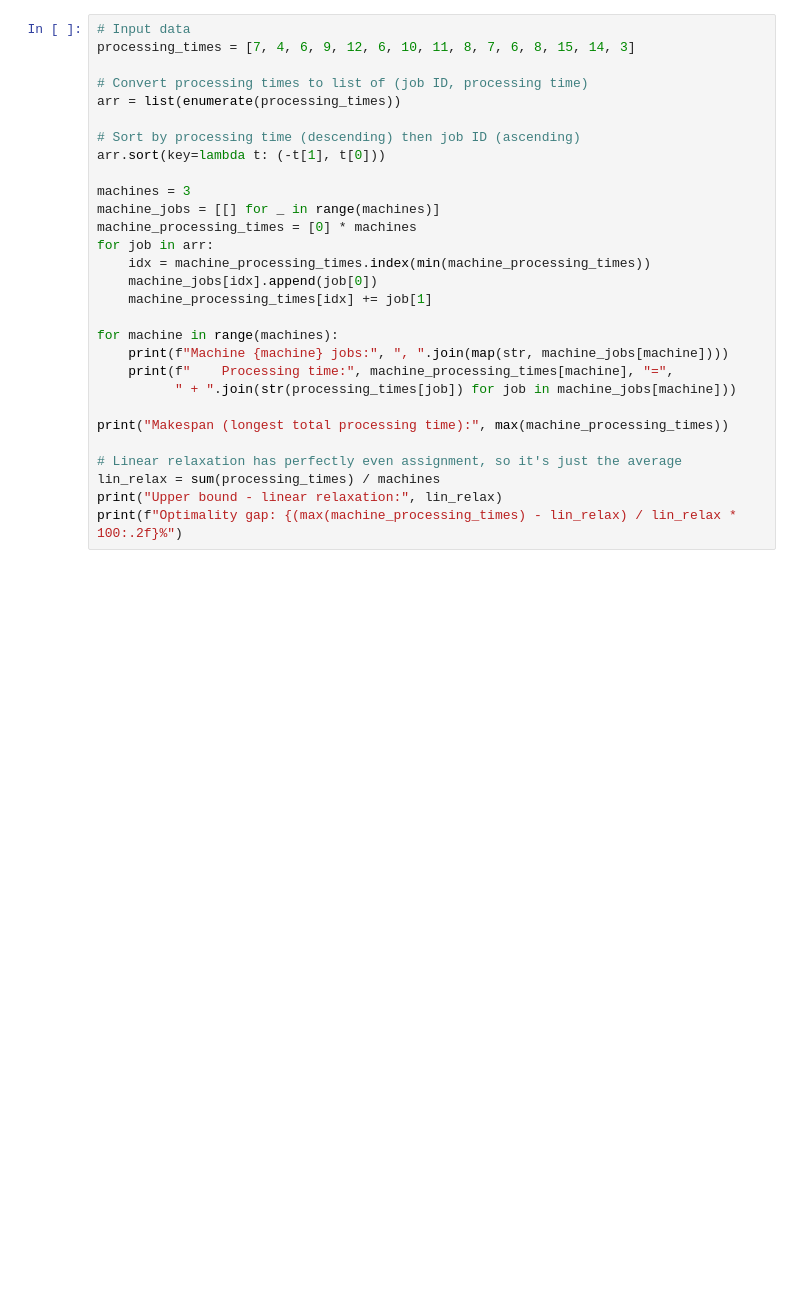
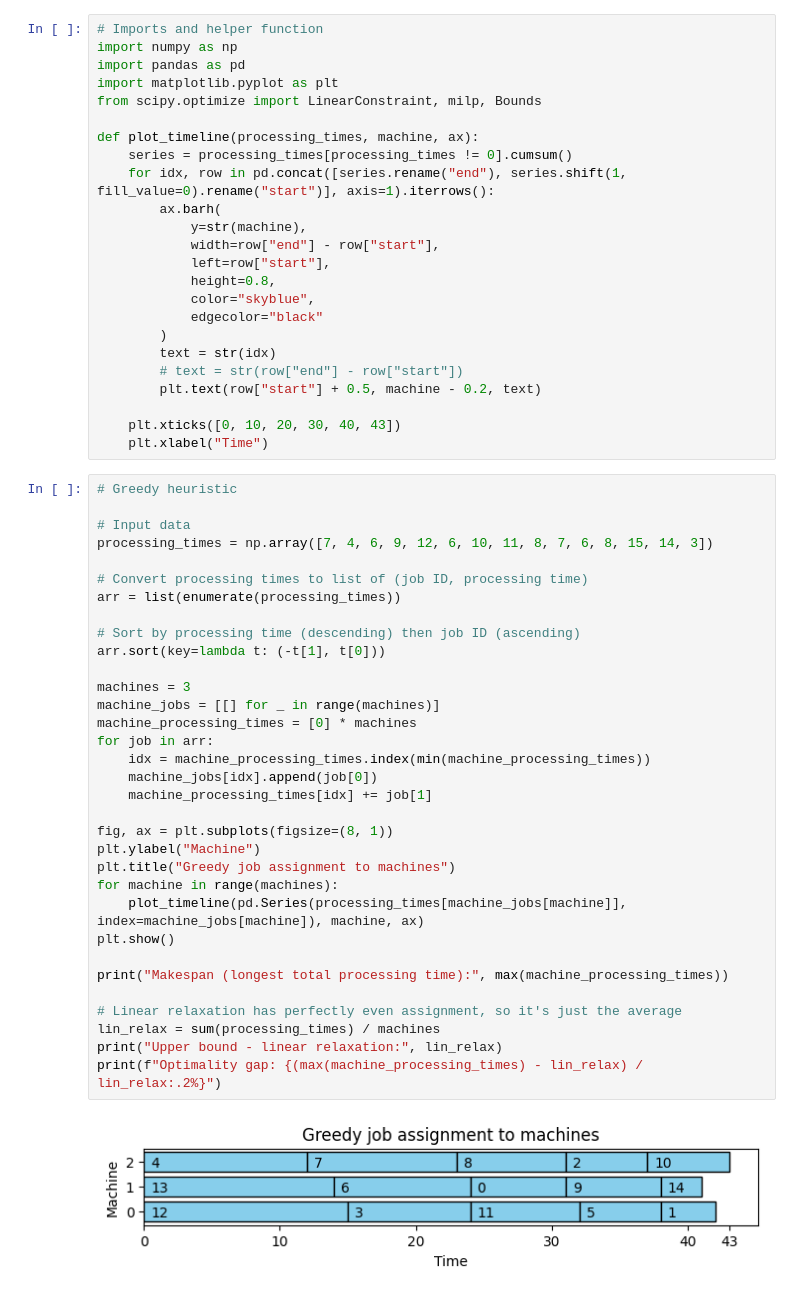
Before and after one commit to bernhardbarker/portfolio, a Jupyter notebook: operations_research/Assign jobs to machines.ipynb, the cells around one changed output. Cells and saved outputs as stored; diff of their text form; blank space fills up the shorter version.

```diff
--- a/operations_research/Assign jobs to machines.ipynb
+++ b/operations_research/Assign jobs to machines.ipynb
@@ -8,33 +8,62 @@ High-level description:
 - Then, for each job, assign that job to the machine with currently the smallest total processing time.
 
 Problem 4-5 of week 3 quiz for [Operations Research (2): Optimization Algorithms](https://www.coursera.org/learn/operations-research-algorithms/home/welcome).
+# %%
+# Imports and helper function
+import numpy as np
+import pandas as pd
+import matplotlib.pyplot as plt
+from scipy.optimize import LinearConstraint, milp, Bounds
+
+def plot_timeline(processing_times, machine, ax):
+    series = processing_times[processing_times != 0].cumsum()
+    for idx, row in pd.concat([series.rename("end"), series.shift(1, fill_value=0).rename("start")], axis=1).iterrows():
+        ax.barh(
+            y=str(machine),
+            width=row["end"] - row["start"],
+            left=row["start"],
+            height=0.8,
+            color="skyblue",
+            edgecolor="black"
+        )
+        text = str(idx)
+        # text = str(row["end"] - row["start"])
+        plt.text(row["start"] + 0.5, machine - 0.2, text)
+
+    plt.xticks([0, 10, 20, 30, 40, 43])
+    plt.xlabel("Time")
 # %%
+# Greedy heuristic
+
 # Input data
-processing_times = [7, 4, 6, 9, 12, 6, 10, 11, 8, 7, 6, 8, 15, 14, 3]
+processing_times = np.array([7, 4, 6, 9, 12, 6, 10, 11, 8, 7, 6, 8, 15, 14, 3])
 
 # Convert processing times to list of (job ID, processing time)
 arr = list(enumerate(processing_times))
 
 # Sort by processing time (descending) then job ID (ascending)
 arr.sort(key=lambda t: (-t[1], t[0]))
 
 machines = 3
 machine_jobs = [[] for _ in range(machines)]
 machine_processing_times = [0] * machines
 for job in arr:
     idx = machine_processing_times.index(min(machine_processing_times))
     machine_jobs[idx].append(job[0])
     machine_processing_times[idx] += job[1]
 
+fig, ax = plt.subplots(figsize=(8, 1))
+plt.ylabel("Machine")
+plt.title("Greedy job assignment to machines")
 for machine in range(machines):
-    print(f"Machine {machine} jobs:", ", ".join(map(str, machine_jobs[machine])))
-    print(f"    Processing time:", machine_processing_times[machine], "=",
-          " + ".join(str(processing_times[job]) for job in machine_jobs[machine]))
+    plot_timeline(pd.Series(processing_times[machine_jobs[machine]], index=machine_jobs[machine]), machine, ax)
+plt.show()
 
 print("Makespan (longest total processing time):", max(machine_processing_times))
 
 # Linear relaxation has perfectly even assignment, so it's just the average
 lin_relax = sum(processing_times) / machines
 print("Upper bound - linear relaxation:", lin_relax)
-print(f"Optimality gap: {(max(machine_processing_times) - lin_relax) / lin_relax * 100:.2f}%")
+print(f"Optimality gap: {(max(machine_processing_times) - lin_relax) / lin_relax:.2%}")
 # %% [output]
+[figure, added]
```
Also changed, not shown: parts of 7 cells of this notebook, 13 other files.
